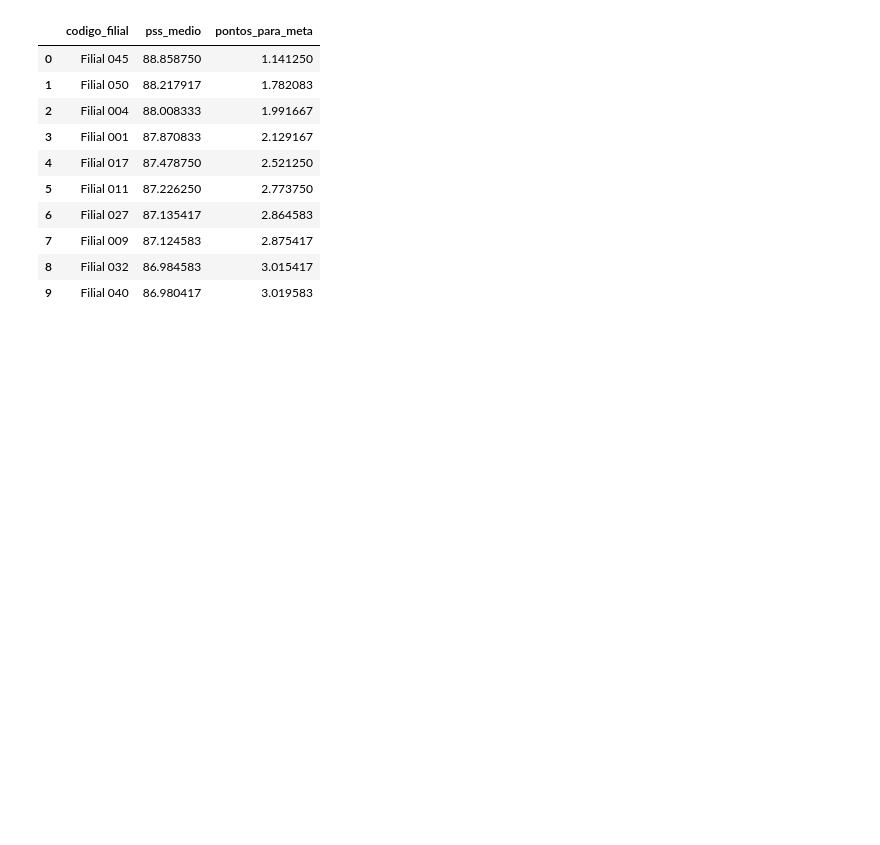
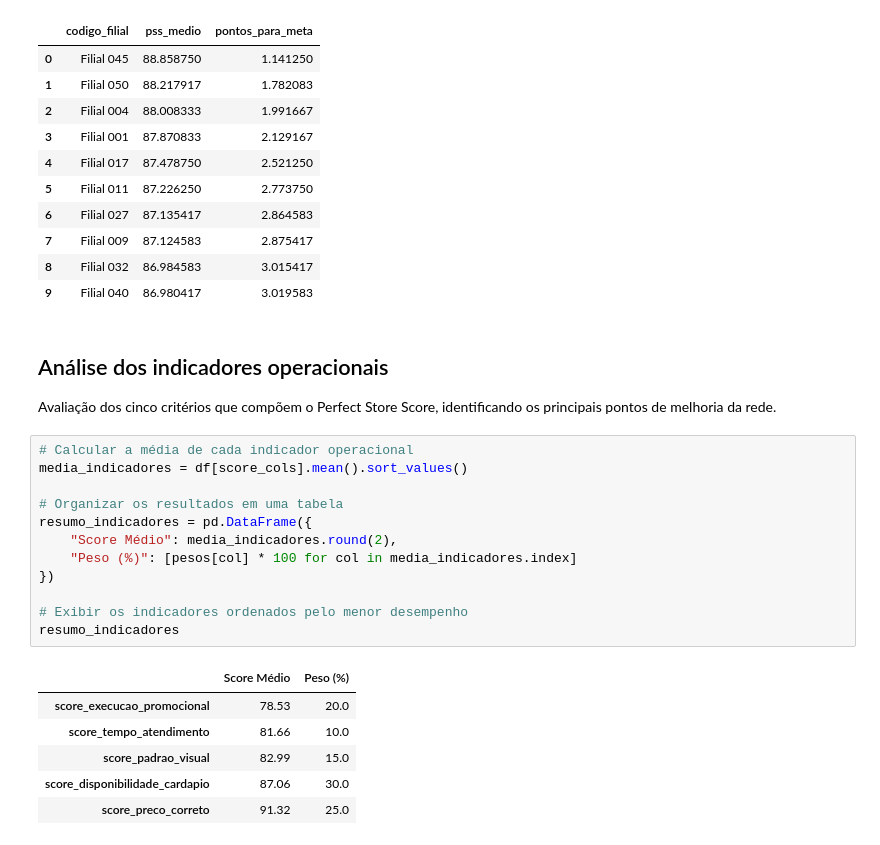
Before and after one commit to DanielDevCC26/perfect-store-analysis, a Jupyter notebook: notebooks/perfect_store_analysis.ipynb, the cells around one changed output. Cells and saved outputs as stored; diff of their text form; blank space fills up the shorter version.

```diff
--- a/notebooks/perfect_store_analysis.ipynb
+++ b/notebooks/perfect_store_analysis.ipynb
@@ -300,3 +300,26 @@ oportunidades[
 | 7 | Filial 009 | 87.124583 | 2.875417 |
 | 8 | Filial 032 | 86.984583 | 3.015417 |
 | 9 | Filial 040 | 86.980417 | 3.019583 |
+# %% [markdown]
+## Análise dos indicadores operacionais
+
+Avaliação dos cinco critérios que compõem o Perfect Store Score, identificando os principais pontos de melhoria da rede.
+# %%
+# Calcular a média de cada indicador operacional
+media_indicadores = df[score_cols].mean().sort_values()
+
+# Organizar os resultados em uma tabela
+resumo_indicadores = pd.DataFrame({
+    "Score Médio": media_indicadores.round(2),
+    "Peso (%)": [pesos[col] * 100 for col in media_indicadores.index]
+})
+
+# Exibir os indicadores ordenados pelo menor desempenho
+resumo_indicadores
+# %% [output]
+|  | Score Médio | Peso (%) |
+| score_execucao_promocional | 78.53 | 20.0 |
+| score_tempo_atendimento | 81.66 | 10.0 |
+| score_padrao_visual | 82.99 | 15.0 |
+| score_disponibilidade_cardapio | 87.06 | 30.0 |
+| score_preco_correto | 91.32 | 25.0 |
```
Also changed, not shown: parts of 2 cells of this notebook.
